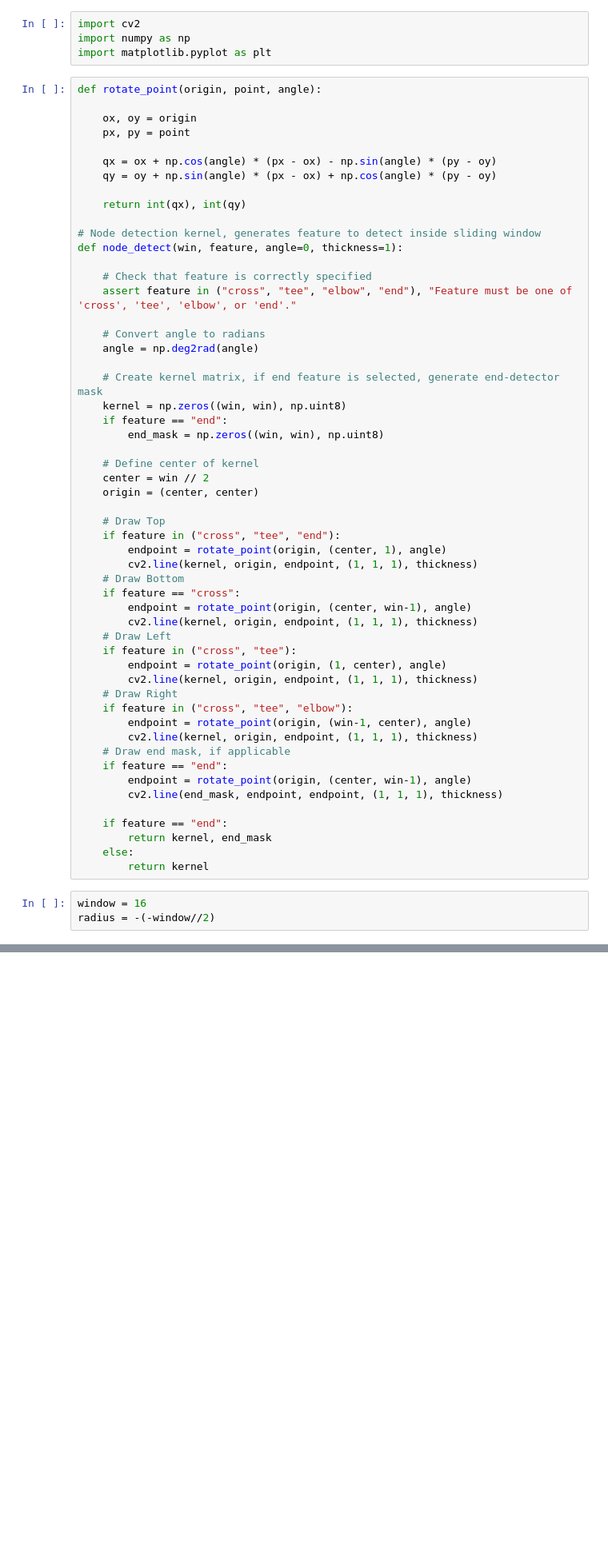
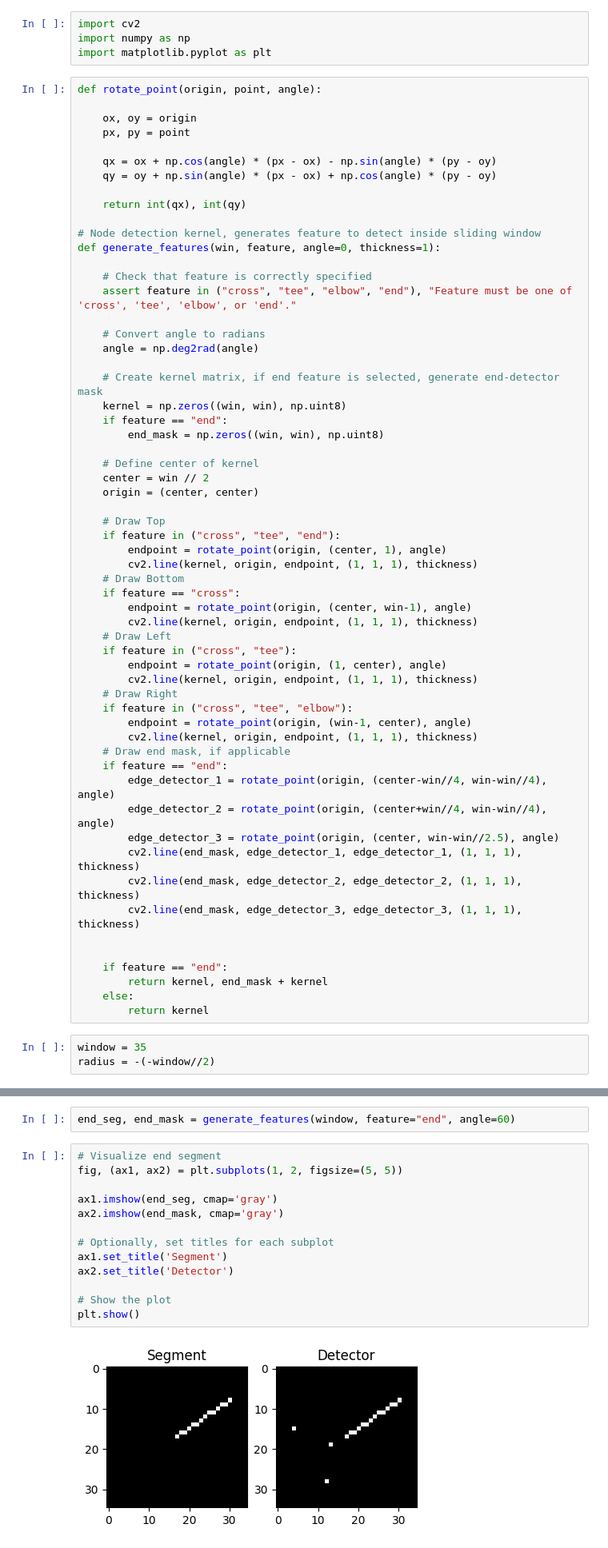
Before and after one commit to nghess/worm-warp, a Jupyter notebook: node_kernel.ipynb, the cells around one changed output, grey strips where cells are left out. Shown at 80% size. Cells and saved outputs as stored; diff of their text form; blank space fills up the shorter version.

Commit message:
end detector

```diff
--- a/node_kernel.ipynb
+++ b/node_kernel.ipynb
@@ -14,7 +14,7 @@ def rotate_point(origin, point, angle):
     return int(qx), int(qy)
 
 # Node detection kernel, generates feature to detect inside sliding window
-def node_detect(win, feature, angle=0, thickness=1):
+def generate_features(win, feature, angle=0, thickness=1):
 
     # Check that feature is correctly specified
     assert feature in ("cross", "tee", "elbow", "end"), "Feature must be one of 'cross', 'tee', 'elbow', or 'end'."
@@ -49,13 +49,18 @@ def node_detect(win, feature, angle=0, thickness=1):
         cv2.line(kernel, origin, endpoint, (1, 1, 1), thickness)
     # Draw end mask, if applicable
     if feature == "end":
-        endpoint = rotate_point(origin, (center, win-1), angle)
-        cv2.line(end_mask, endpoint, endpoint, (1, 1, 1), thickness)
+        edge_detector_1 = rotate_point(origin, (center-win//4, win-win//4), angle)
+        edge_detector_2 = rotate_point(origin, (center+win//4, win-win//4), angle)
+        edge_detector_3 = rotate_point(origin, (center, win-win//2.5), angle)
+        cv2.line(end_mask, edge_detector_1, edge_detector_1, (1, 1, 1), thickness)
+        cv2.line(end_mask, edge_detector_2, edge_detector_2, (1, 1, 1), thickness)
+        cv2.line(end_mask, edge_detector_3, edge_detector_3, (1, 1, 1), thickness)
+
 
     if feature == "end":
-        return kernel, end_mask
+        return kernel, end_mask + kernel
     else:
         return kernel
 # %%
-window = 16
+window = 35
 radius = -(-window//2)
@@ -94,0 +67,17 @@ a
+# %%
+end_seg, end_mask = generate_features(window, feature="end", angle=60)
+# %%
+# Visualize end segment
+fig, (ax1, ax2) = plt.subplots(1, 2, figsize=(5, 5))
+
+ax1.imshow(end_seg, cmap='gray')
+ax2.imshow(end_mask, cmap='gray')
+
+# Optionally, set titles for each subplot
+ax1.set_title('Segment')
+ax2.set_title('Detector')
+
+# Show the plot
+plt.show()
+# %% [output]
+[figure, added]
```
Also changed, not shown: parts of 9 cells of this notebook, 1 other file.
